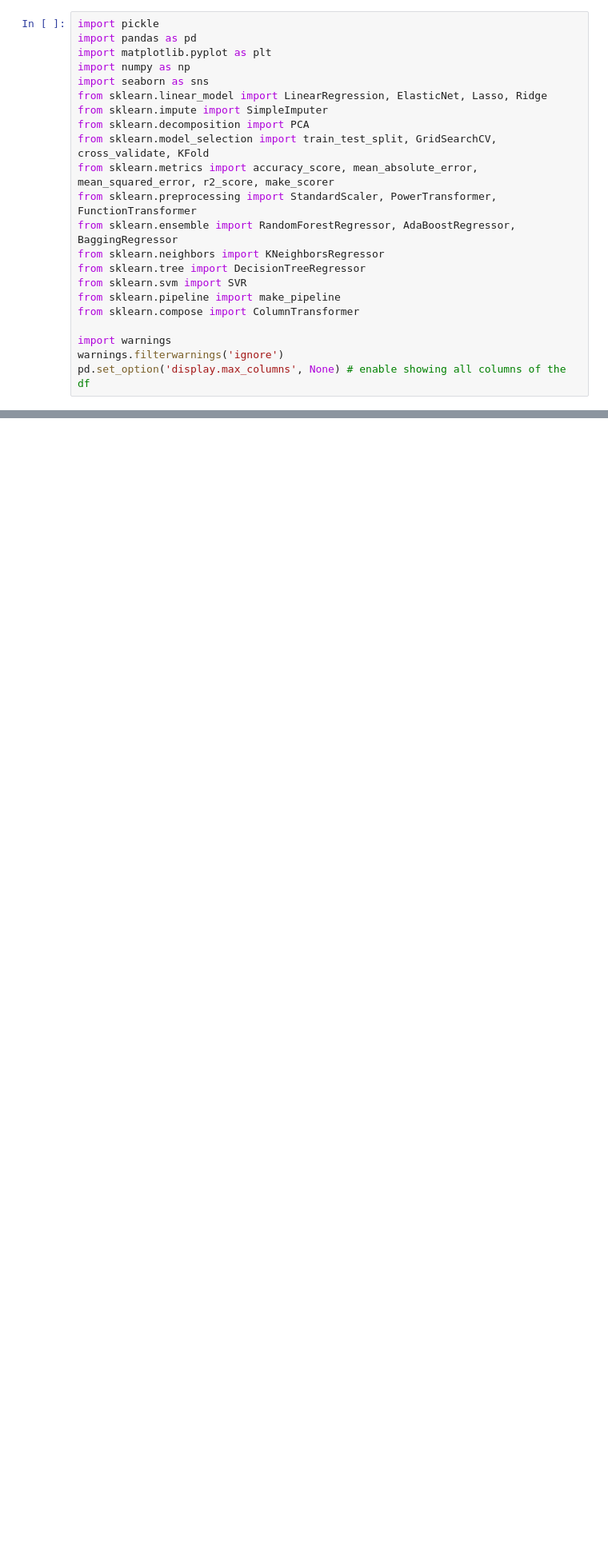
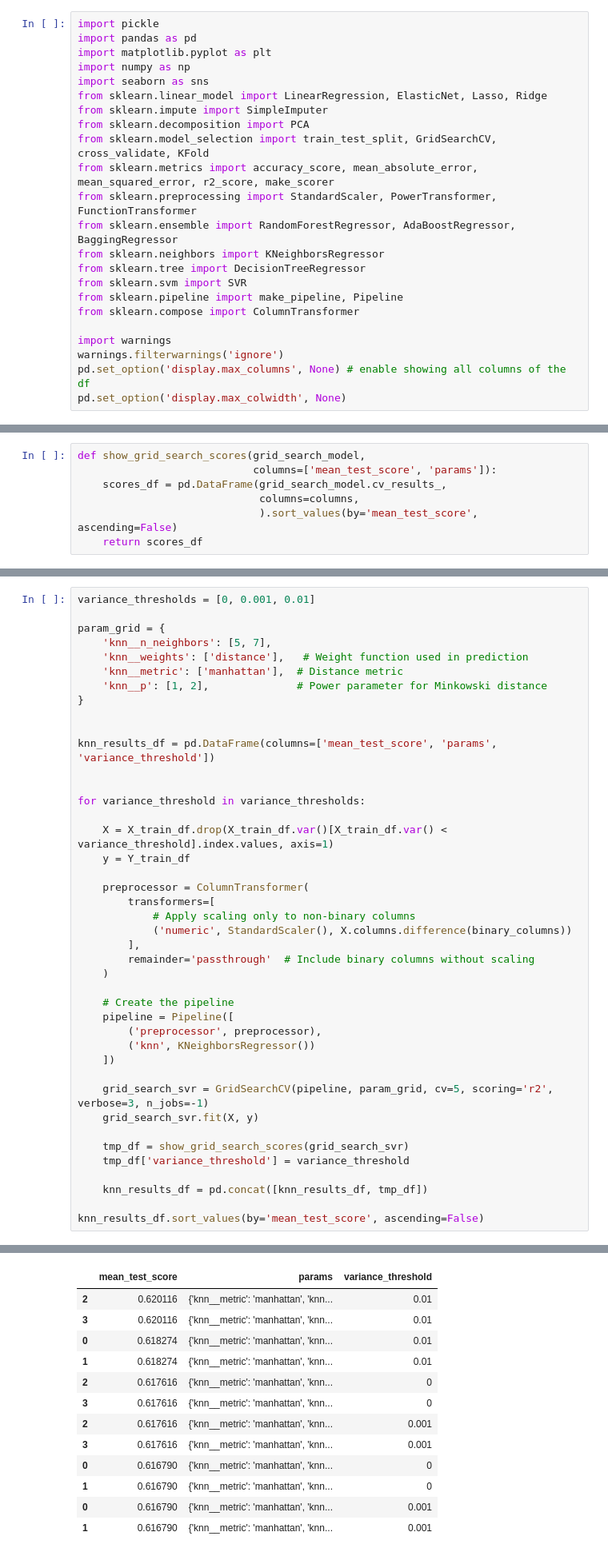
Before and after one commit to AntunesCSR/ML_Group_Projects, a Jupyter notebook: HA3/HA3.ipynb, the cells around one changed output, grey strips where cells are left out. Shown at 80% size. Cells and saved outputs as stored; diff of their text form; blank space fills up the shorter version.

```diff
--- a/HA3/HA3.ipynb
+++ b/HA3/HA3.ipynb
@@ -16,12 +16,13 @@ from sklearn.ensemble import RandomForestRegressor, AdaBoostRegressor, BaggingRe
 from sklearn.neighbors import KNeighborsRegressor
 from sklearn.tree import DecisionTreeRegressor
 from sklearn.svm import SVR
-from sklearn.pipeline import make_pipeline
+from sklearn.pipeline import make_pipeline, Pipeline
 from sklearn.compose import ColumnTransformer
 
 import warnings
 warnings.filterwarnings('ignore')
 pd.set_option('display.max_columns', None) # enable showing all columns of the df
+pd.set_option('display.max_colwidth', None)
 # %% [markdown]
 ## 1. Data pre-processing
 # %% [markdown]
@@ -843,6 +870,13 @@ plot_results(results_df, 'R2', 'R2')
 [figure]
 # %% [markdown]
 ### 2.1 Training the models
+# %%
+def show_grid_search_scores(grid_search_model,
+                            columns=['mean_test_score', 'params']):
+    scores_df = pd.DataFrame(grid_search_model.cv_results_,
+                             columns=columns,
+                             ).sort_values(by='mean_test_score', ascending=False)
+    return scores_df
 # %%
 # Empty dataFrame that will have all the results including the best params - to be printed at the end
 results_hyperparam = pd.DataFrame(columns=['Model', 'Dataset', 'R2', 'Best Params'])
@@ -1049,0 +1086,43 @@ Best R2 Score: 0.62
+# %%
+variance_thresholds = [0, 0.001, 0.01]
+
+param_grid = {
+    'knn__n_neighbors': [5, 7],
+    'knn__weights': ['distance'],   # Weight function used in prediction
+    'knn__metric': ['manhattan'],  # Distance metric
+    'knn__p': [1, 2],              # Power parameter for Minkowski distance
+}
+
+
+knn_results_df = pd.DataFrame(columns=['mean_test_score', 'params', 'variance_threshold'])
+
+
+for variance_threshold in variance_thresholds:
+
+    X = X_train_df.drop(X_train_df.var()[X_train_df.var() < variance_threshold].index.values, axis=1)
+    y = Y_train_df
+
+    preprocessor = ColumnTransformer(
+        transformers=[
+            # Apply scaling only to non-binary columns
+            ('numeric', StandardScaler(), X.columns.difference(binary_columns))
+        ],
+        remainder='passthrough'  # Include binary columns without scaling
+    )
+
+    # Create the pipeline
+    pipeline = Pipeline([
+        ('preprocessor', preprocessor),
+        ('knn', KNeighborsRegressor())
+    ])
+
+    grid_search_svr = GridSearchCV(pipeline, param_grid, cv=5, scoring='r2', verbose=3, n_jobs=-1)
+    grid_search_svr.fit(X, y)
+
+    tmp_df = show_grid_search_scores(grid_search_svr)
+    tmp_df['variance_threshold'] = variance_threshold
+
+    knn_results_df = pd.concat([knn_results_df, tmp_df])
+
+knn_results_df.sort_values(by='mean_test_score', ascending=False)
+# %% [output]
@@ -1049,0 +1132,13 @@ Best R2 Score: 0.62
+|  | mean_test_score | params | variance_threshold |
+| 2 | 0.620116 | {'knn__metric': 'manhattan', 'knn... | 0.01 |
+| 3 | 0.620116 | {'knn__metric': 'manhattan', 'knn... | 0.01 |
+| 0 | 0.618274 | {'knn__metric': 'manhattan', 'knn... | 0.01 |
+| 1 | 0.618274 | {'knn__metric': 'manhattan', 'knn... | 0.01 |
+| 2 | 0.617616 | {'knn__metric': 'manhattan', 'knn... | 0 |
+| 3 | 0.617616 | {'knn__metric': 'manhattan', 'knn... | 0 |
+| 2 | 0.617616 | {'knn__metric': 'manhattan', 'knn... | 0.001 |
+| 3 | 0.617616 | {'knn__metric': 'manhattan', 'knn... | 0.001 |
+| 0 | 0.616790 | {'knn__metric': 'manhattan', 'knn... | 0 |
+| 1 | 0.616790 | {'knn__metric': 'manhattan', 'knn... | 0 |
+| 0 | 0.616790 | {'knn__metric': 'manhattan', 'knn... | 0.001 |
+| 1 | 0.616790 | {'knn__metric': 'manhattan', 'knn... | 0.001 |
```
Also changed, not shown: parts of 28 cells of this notebook, 1 other file.
